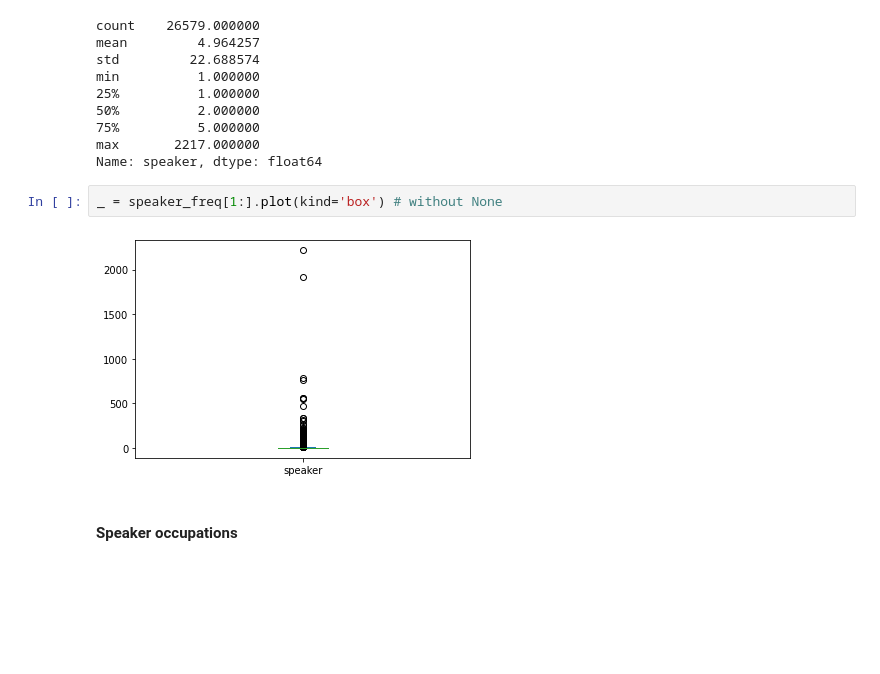
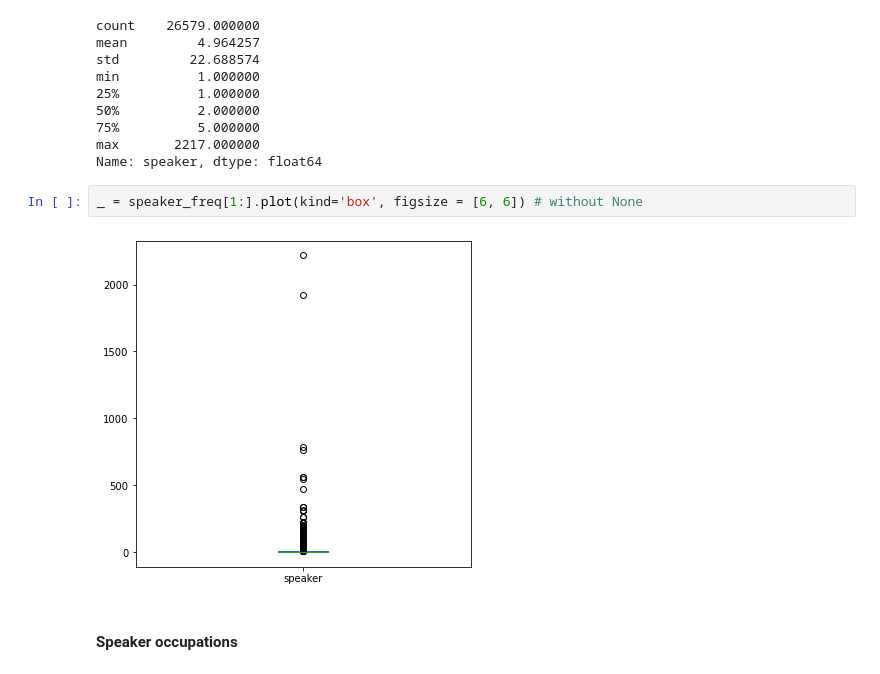
Before and after one commit to epfl-ada/ada-2021-project-k-beans, a Jupyter notebook: final_notebook.ipynb, the cells around one changed output. Drawn from its saved outputs; the diff is of its cells as text; blank space fills up the shorter version.

```diff
--- a/final_notebook.ipynb
+++ b/final_notebook.ipynb
@@ -320,9 +321,9 @@ min          1.000000
 max       2217.000000
 Name: speaker, dtype: float64
 # %%
-_ = speaker_freq[1:].plot(kind='box') # without None
+_ = speaker_freq[1:].plot(kind='box', figsize = [6, 6]) # without None
 # %% [output]
-[figure, old version]
+[figure, new version]
 # %% [markdown]
 #### Speaker occupations
 # %%
```
Also changed, not shown: parts of 10 cells of this notebook.
